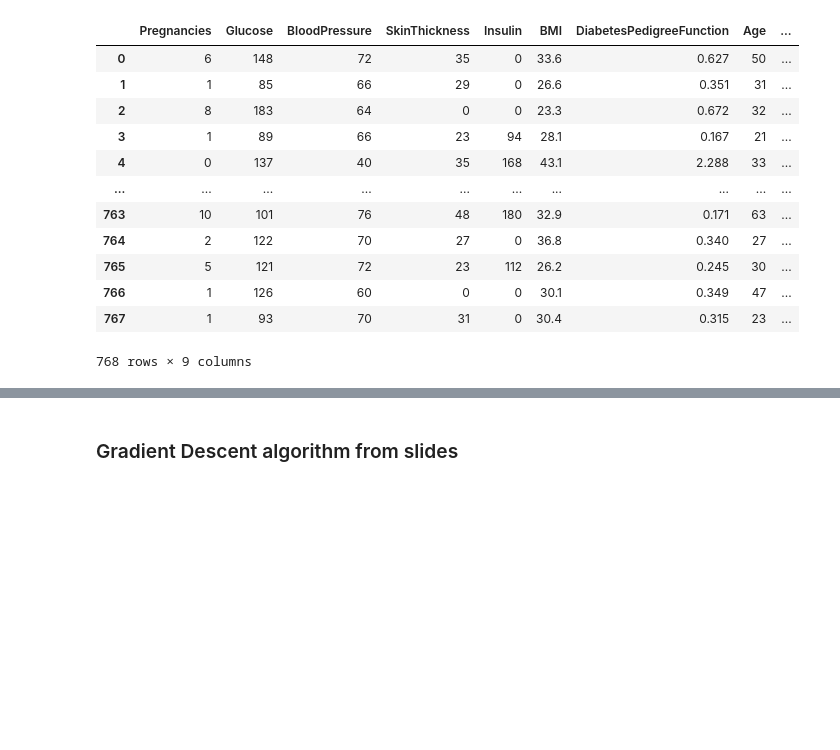
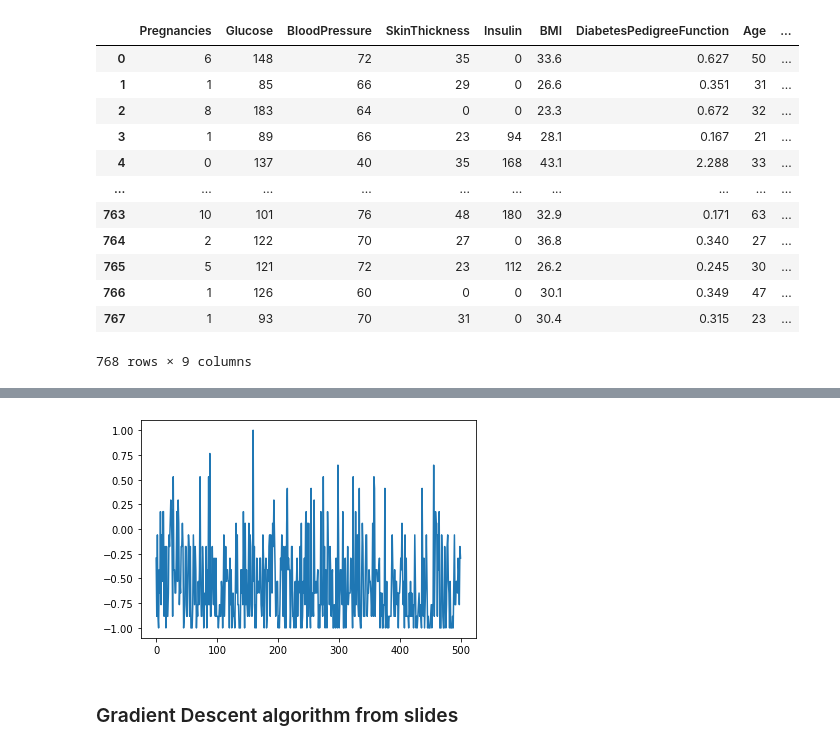
Before and after one commit to kamilszymczak/Bio-comp, a Jupyter notebook: Sam_labs/Lab1.ipynb, the cells around one changed output, grey strips where cells are left out. Saved outputs shown, nothing was run; the diff lists cells and outputs as text; code cells hidden in the pictures; blank space fills up the shorter version.

Commit message:
Fixed data normalisation

```diff
--- a/Sam_labs/Lab1.ipynb
+++ b/Sam_labs/Lab1.ipynb
@@ -132,12 +151,39 @@ data.shape
 raw_training_data = data[:, 0:500]
 raw_testing_data = data[:, 500:]
 
-print("Raw: ", raw_training_data[:, 0])
+print("Raw 0 col: ", raw_training_data[:, 0])
 
 from sklearn import preprocessing
 
-training_data = preprocessing.scale(raw_training_data[0:8, :], axis=0) # ~68%
-testing_data = preprocessing.scale(raw_testing_data[0:8, :], axis=0) # ~68%
+# training_data = preprocessing.scale(raw_training_data[0:8, :], axis=0) # ~68% BUT not scaled properly
+# testing_data = preprocessing.scale(raw_testing_data[0:8, :], axis=0) # ~68%
+
+# https://stats.stackexchange.com/questions/178626/how-to-normalize-data-between-1-and-1
+# where each row is a feature
+def normalize(row):
+    return 2 * ((row - min(row)) / (max(row) - min(row))) - 1
+
+# init empty training data
+training_data = np.empty((0, 500), float)
+
+print("-------------------------")
+
+for i in range(raw_training_data.shape[0]-1):
+    normalized_row = np.array(normalize(raw_training_data[i]))
+    print(normalized_row[0:10])
+    print("Min: ", min(normalized_row))
+    print("Max: ", max(normalized_row))
+    training_data = np.append(training_data, [normalized_row], axis=0)
+    print("Shape: ", training_data.shape)
+    print("-------------------------")
+    normalized_row = np.array([])
+
+testing_data = np.empty((0, 268), float)
+
+for i in range(raw_testing_data.shape[0]-1):
+    normalized_row = np.array(normalize(raw_testing_data[i]))
+    testing_data = np.append(testing_data, [normalized_row], axis=0)
+
 
 # min_max_scaler = preprocessing.MinMaxScaler(feature_range=(0, 1))
 
@@ -146,6 +192,6 @@ testing_data = preprocessing.scale(raw_testing_data[0:8, :], axis=0) # ~68%
 
 print("Training data size: ", training_data.shape)
 print("Testing data size: ", testing_data.shape)
-
-training_data[:, 0]
+print("Normalized 0 col: ", training_data[:, 0])
+# training_data[:, 0]
 # %% [output]
@@ -157,3 +257,9 @@ array([-0.804065  ,  2.26906711,  0.62429218, -0.17645351, -0.93391565,
+# %%
+# plot normalised data
+
+plot = pyplot.plot(training_data[0])
+# %% [output]
+[figure, added]
 # %%
 iteration_vec = []
 loss_vec = []
```
Also changed, not shown: parts of 11 cells of this notebook.
